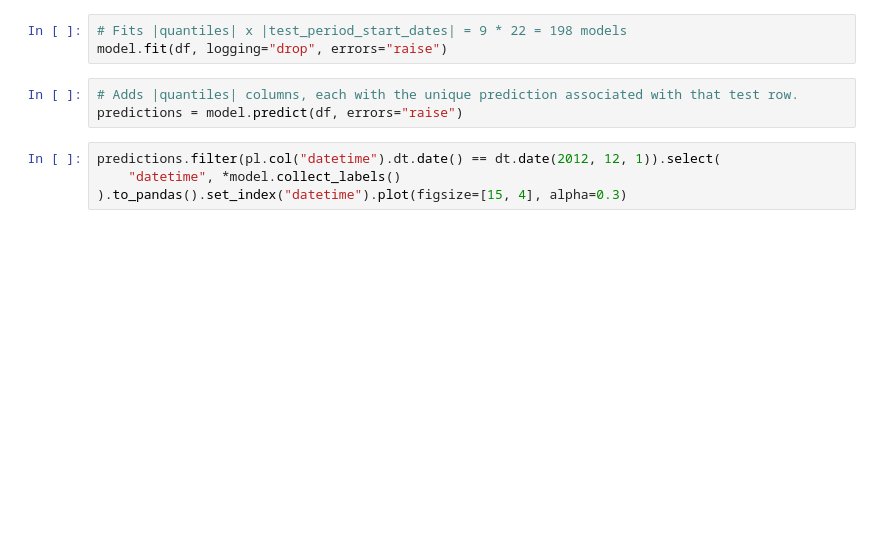
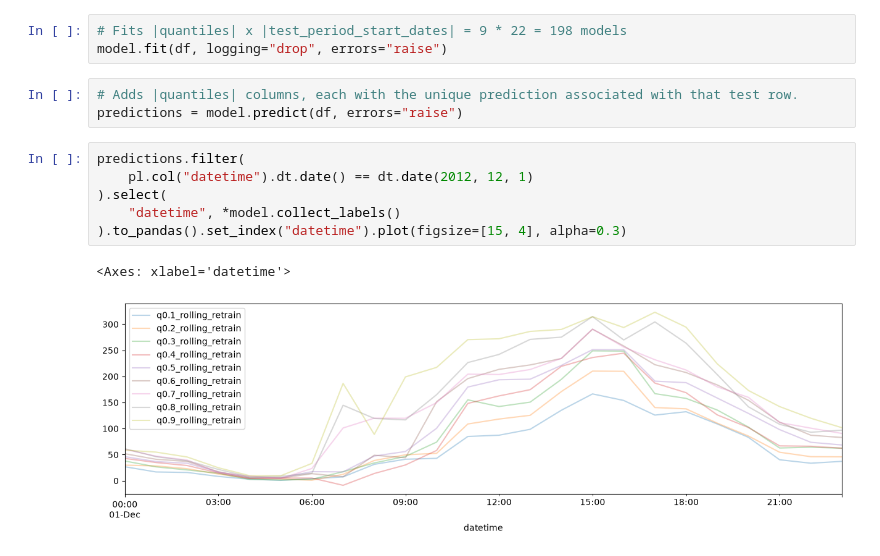
Before and after one commit to nsmat/lefts, a Jupyter notebook: notebooks/quantile_ensemble.ipynb, the cells around one changed output. Cells and saved outputs as stored; diff of their text form; blank space fills up the shorter version.

```diff
--- a/notebooks/quantile_ensemble.ipynb
+++ b/notebooks/quantile_ensemble.ipynb
@@ -81,6 +104,11 @@ model.fit(df, logging="drop", errors="raise")
 # Adds |quantiles| columns, each with the unique prediction associated with that test row.
 predictions = model.predict(df, errors="raise")
 # %%
-predictions.filter(pl.col("datetime").dt.date() == dt.date(2012, 12, 1)).select(
+predictions.filter(
+    pl.col("datetime").dt.date() == dt.date(2012, 12, 1)
+).select(
     "datetime", *model.collect_labels()
 ).to_pandas().set_index("datetime").plot(figsize=[15, 4], alpha=0.3)
+# %% [output]
+<Axes: xlabel='datetime'>
+[figure, added]
```
Also changed, not shown: parts of 2 cells of this notebook, 3 other files.
